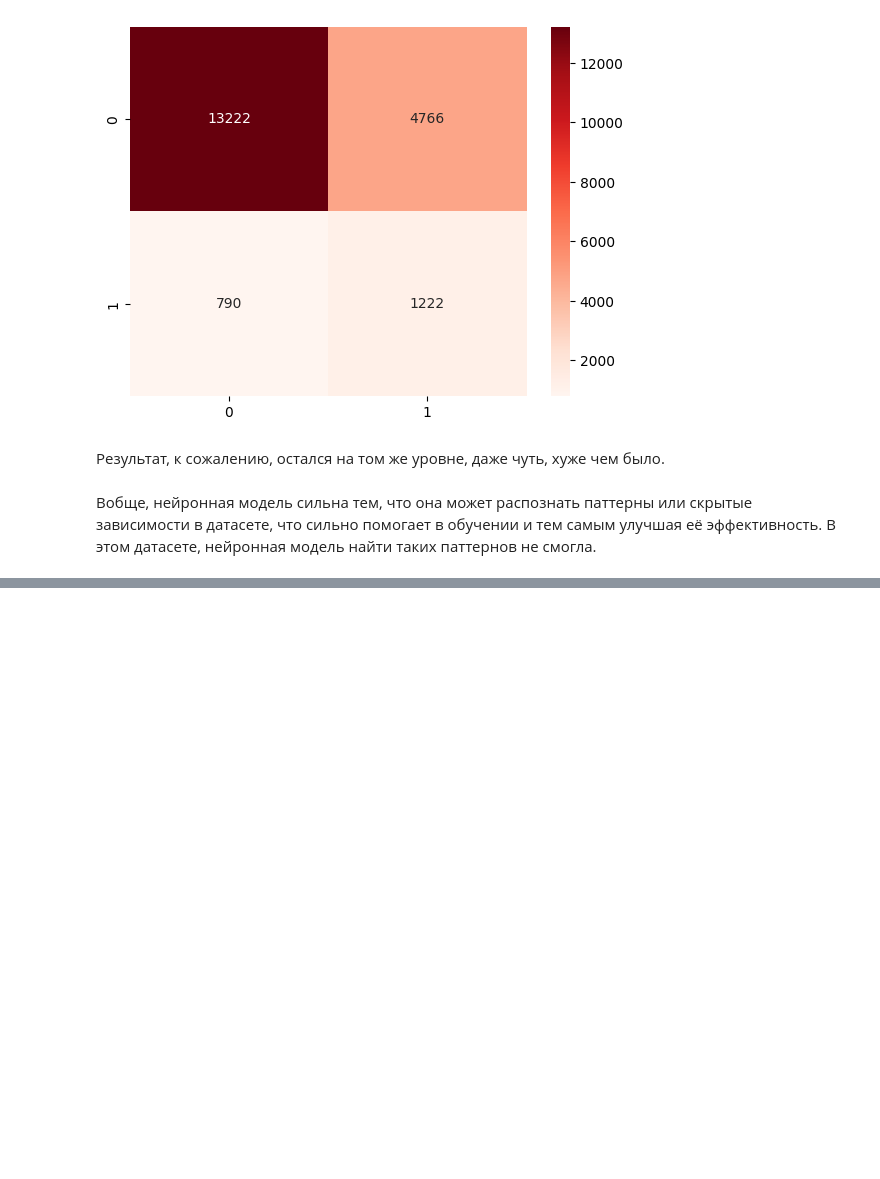
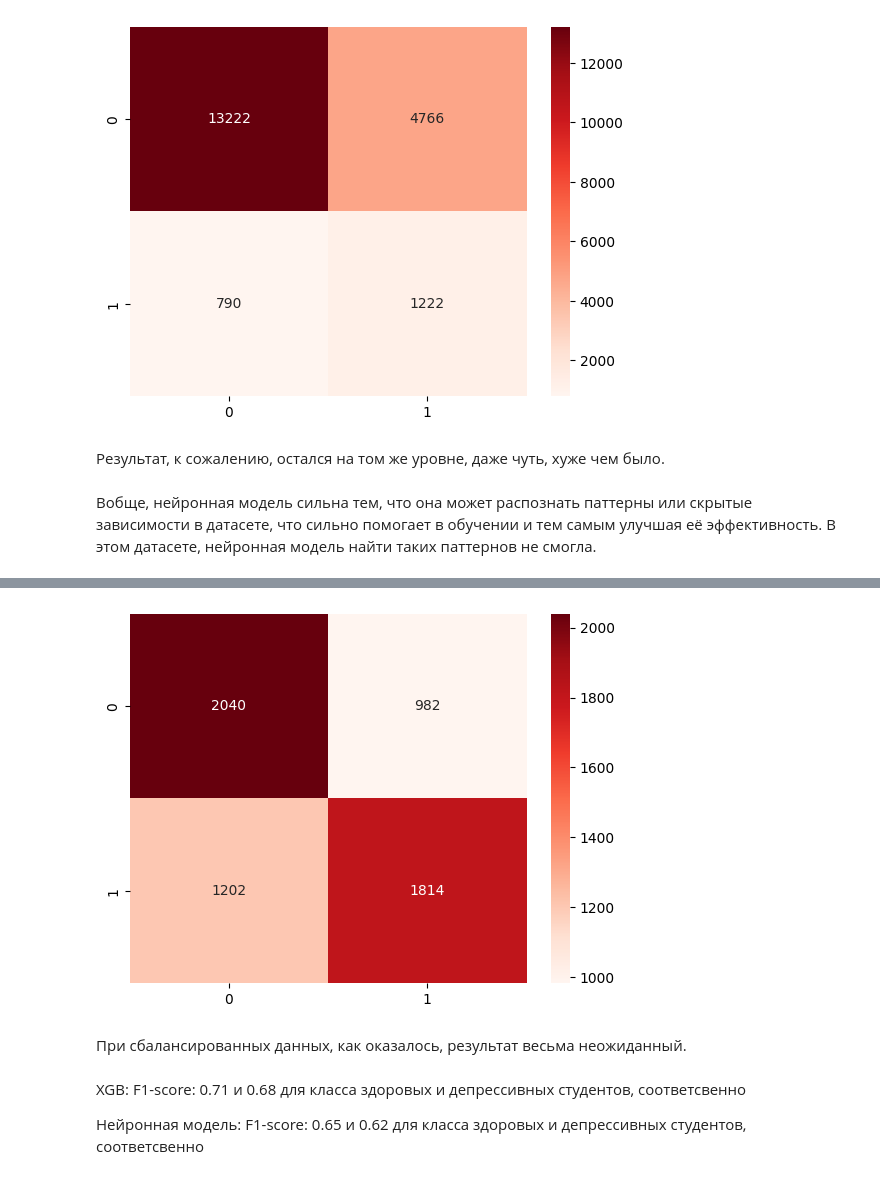
Before and after one commit to Kasilnur/ML2, a Jupyter notebook: StudentMentality_Kaskinbaev.ipynb, the cells around one changed output, grey strips where cells are left out. Saved outputs shown, nothing was run; the diff lists cells and outputs as text; code cells hidden in the pictures; blank space fills up the shorter version.

```diff
--- a/StudentMentality_Kaskinbaev.ipynb
+++ b/StudentMentality_Kaskinbaev.ipynb
@@ -441,0 +594,22 @@ plt.show()
+# %%
+import tensorflow as tf
+from tensorflow.keras import layers, models
+from sklearn.preprocessing import StandardScaler
+
+
+model = models.Sequential([
+    layers.Dense(128, activation='relu'),
+    layers.Dense(64, activation='relu'),
+    layers.Dense(1, activation='sigmoid')
+])
+
+
+model.compile(optimizer='adam',
+              loss='binary_crossentropy',
+              metrics=['AUC', tf.keras.metrics.Recall()])
+
+history = model.fit(X_train_processed, y_train,
+                    epochs=50,
+                    batch_size=64,
+                    validation_split=0.1,
+                    verbose=1)
@@ -441,0 +634,2 @@ plt.show()
+# %%
+predictions = model.predict(X_test_processed)
@@ -441,0 +638,4 @@ plt.show()
+# %%
+y_pred_proba = predictions.flatten()
+# %%
+y_pred = (y_pred_proba >= 0.5).astype(int)
@@ -441,0 +655,14 @@ plt.show()
+# %%
+conf_matrix = confusion_matrix(y_test, y_pred)
+sns.heatmap(conf_matrix, annot=True, fmt='d', cmap='Reds')
+plt.show()
+# %% [output]
+[figure, added]
+# %% [markdown]
+При сбалансированных данных, как оказалось, результат весьма неожиданный.
+# %% [markdown]
+XGB:
+F1-score: 0.71 и 0.68 для класса здоровых и депрессивных студентов, соответсвенно
+
+Нейронная модель:
+F1-score: 0.65 и 0.62 для класса здоровых и депрессивных студентов, соответсвенно
```
Also changed, not shown: parts of 25 cells of this notebook.
